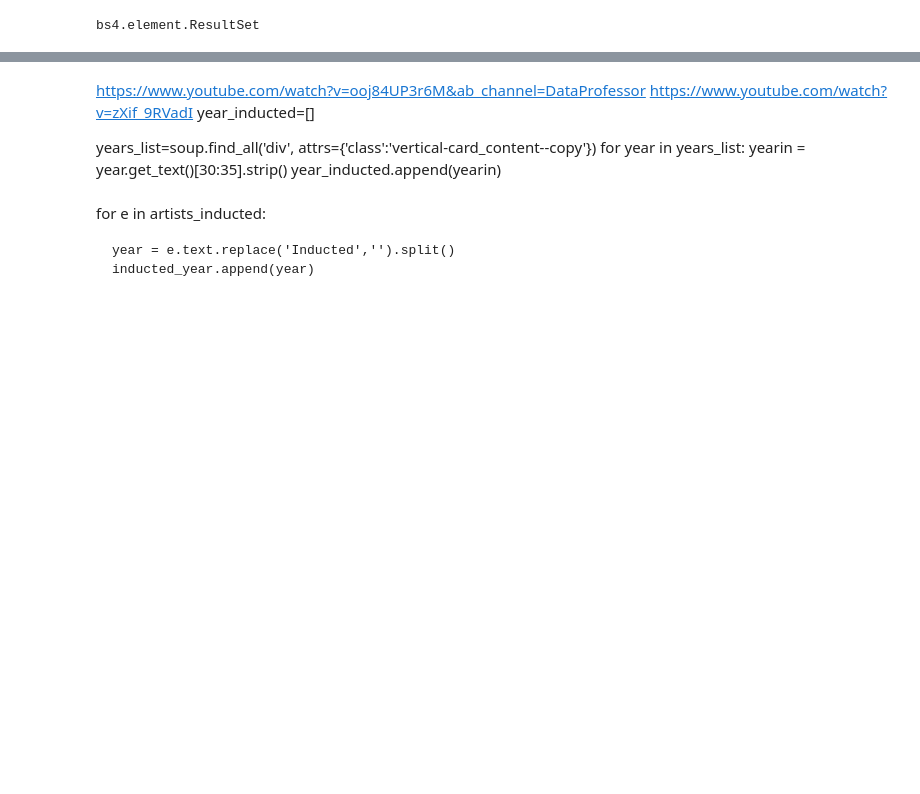
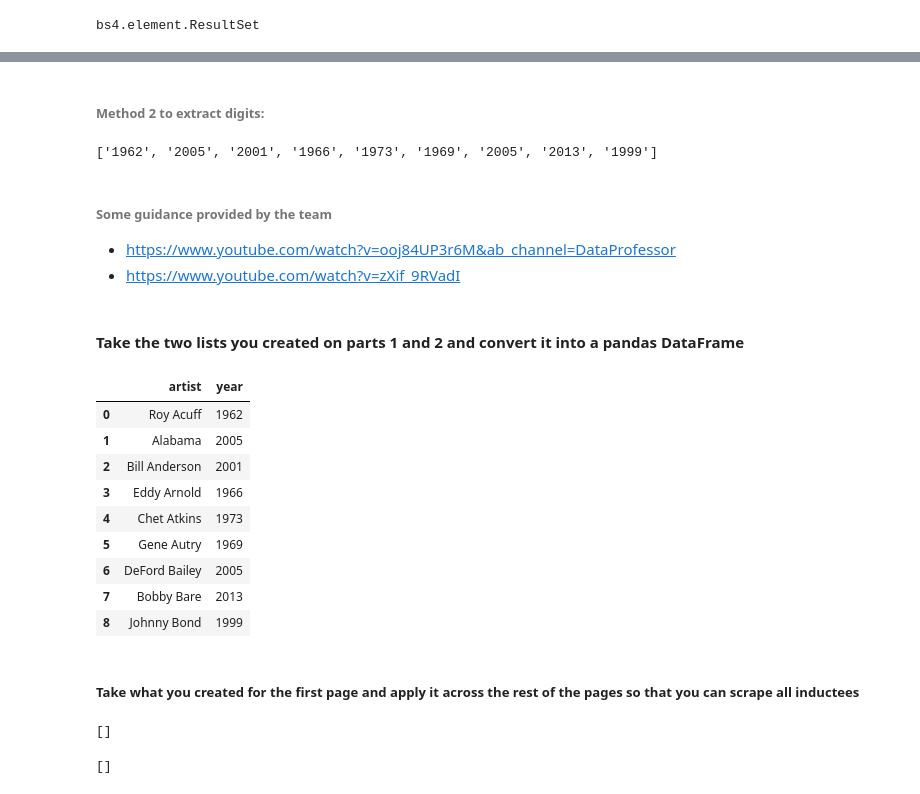
Before and after one commit to dpatelaqua/python-web-scraping-country-music-hof-dpatelaqua, a Jupyter notebook: notebook/CMH_webscraping.ipynb, the cells around one changed output, grey strips where cells are left out. Cells and saved outputs as stored; diff of their text form; code cells hidden in the pictures; blank space fills up the shorter version.

```diff
--- a/notebook/CMH_webscraping.ipynb
+++ b/notebook/CMH_webscraping.ipynb
@@ -105,0 +125,7 @@ len(artists)
+# %%
+# Create an iteration to extract the name in the soup
+
+artist=[]
+for name in soup.find_all('h3'):
+    print(name.text)
+    artist.append(name.text)
@@ -110,14 +190,37 @@ len(artists)
+# %% [markdown]
+###### Method 2 to extract digits:
+# %%
+# Strip the white space elements in the year list forllowed by .replace to remove Inducted
+year =[]
+for x in inducted_year:
+    year.append(x.strip().replace('Inducted ',""))
+year
+# %% [output]
+['1962', '2005', '2001', '1966', '1973', '1969', '2005', '2013', '1999']
 # %% [markdown]
-https://www.youtube.com/watch?v=ooj84UP3r6M&ab_channel=DataProfessor
-https://www.youtube.com/watch?v=zXif_9RVadI
-year_inducted=[]
-
-years_list=soup.find_all('div', attrs={'class':'vertical-card_content--copy'})
-for year in years_list:
-    yearin = year.get_text()[30:35].strip()
-    year_inducted.append(yearin)
+###### Some guidance provided by the team
+- https://www.youtube.com/watch?v=ooj84UP3r6M&ab_channel=DataProfessor
+- https://www.youtube.com/watch?v=zXif_9RVadI
-# %% [markdown]
-for e in artists_inducted:
-
-    year = e.text.replace('Inducted','').split()
-    inducted_year.append(year)
+# %% [markdown]
+#### Take the two lists you created on parts 1 and 2 and convert it into a pandas DataFrame
+# %%
+# Create a blank data frame
+df = pd.DataFrame()
+# Add the first column to the dataframe
+df['artist']  = artist
+# Add the second column to the dataframe
+df['year'] = year
+df
+# %% [output]
+|  | artist | year |
+| 0 | Roy Acuff | 1962 |
+| 1 | Alabama | 2005 |
+| 2 | Bill Anderson | 2001 |
+| 3 | Eddy Arnold | 1966 |
+| 4 | Chet Atkins | 1973 |
+| 5 | Gene Autry | 1969 |
+| 6 | DeFord Bailey | 2005 |
+| 7 | Bobby Bare | 2013 |
+| 8 | Johnny Bond | 1999 |
+# %% [markdown]
+##### Take what you created for the first page and apply it across the rest of the pages so that you can scrape all inductees
@@ -123,0 +231,10 @@ for e in artists_inducted:
+# %%
+artist.clear()
+artist
+# %% [output]
+[]
+# %%
+inducted_year.clear()
+inducted_year
+# %% [output]
+[]
```
Also changed, not shown: parts of 28 cells of this notebook, 2 other files.
